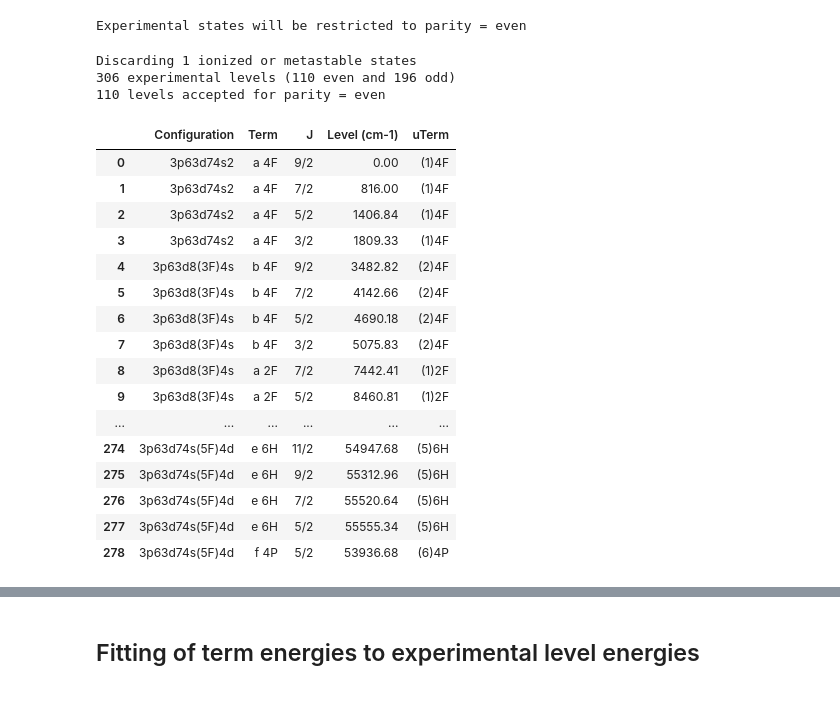
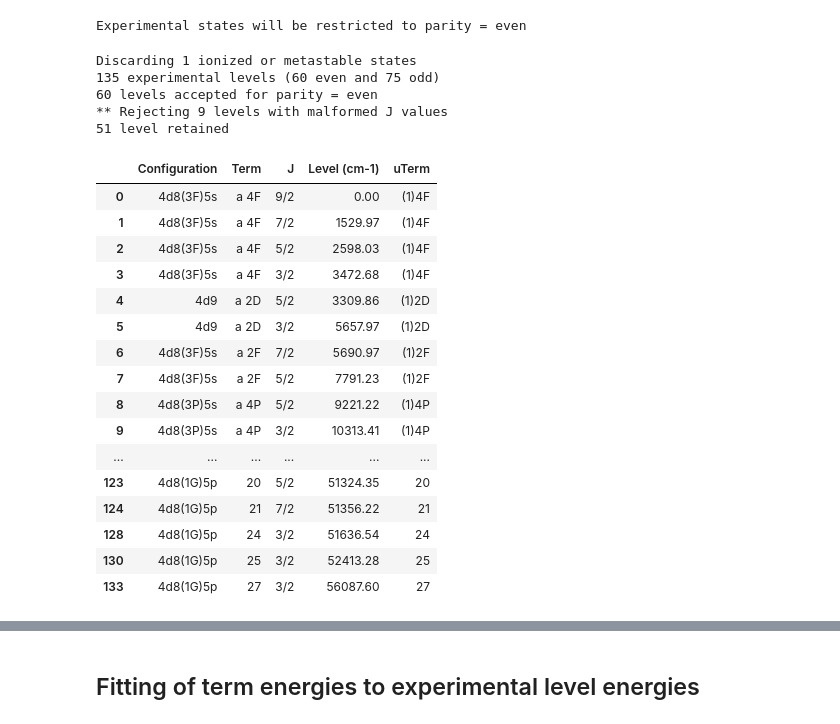
Before and after one commit to kkinist/atomic_SOC, a Jupyter notebook: atomic_soc6.ipynb, the cells around one changed output, grey strips where cells are left out. Cells and saved outputs as stored; diff of their text form; code cells hidden in the pictures.

```diff
--- a/atomic_soc6.ipynb
+++ b/atomic_soc6.ipynb
@@ -21,8 +21,8 @@ np.set_printoptions(suppress=True)
 # %% [markdown]
 ### Specify Molpro SO-CI output file
 # %%
-fdir = r'C:\Users\irikura\OneDrive - NIST\Karl\atomic_SOC\calculations\Co_I'
-fname = 'co_20Q24D_1710_ctzdk_fc.pro'
+fdir = r'C:\Users\irikura\OneDrive - NIST\Karl\atomic_SOC\calculations\Rh_I'
+fname = 'rh_7Q7D_1710_ctzpp.pro'
 # %%
 fsoc = os.sep.join([fdir, fname])
 print(f'Reading MOLPRO file "{fsoc}"')
@@ -75,6 +92,7 @@ else:
     # anion
     atstr = atom + '_neg'
 fxl = f'{atstr}_exptl_levels.xlsx'
-dfexpt = pd.read_excel(fxl)
+xlpath = os.sep.join([fdir, fxl])
+dfexpt = pd.read_excel(xlpath)
 print(f'Experimental energy levels read from {fxl}')
 # %% [output]
@@ -140,50 +152,64 @@ Experimental states will be restricted to parity = even
 # %%
 # Delete any ionization limit
 ilim = dfexpt[dfexpt.Term == 'Limit'].index.min()
 # delete the "Limit" row and everything past it
 n1 = len(dfexpt)
 dfexpt = dfexpt.truncate(after=ilim-1)
 n2 = len(dfexpt)
 if n2 < n1:
     print(f'Discarding {n1-n2} ionized or metastable states')
-oddstr = '\*$|°' # regex to identify terms of odd parity
+oddstr = r'\*$|°' # regex to identify terms of odd parity
 dfeven = dfexpt[~(dfexpt.Term.str.contains(oddstr) | dfexpt.Configuration.str.contains(oddstr))].copy()
 dfodd = dfexpt[dfexpt.Term.str.contains(oddstr) | dfexpt.Configuration.str.contains(oddstr)].copy()
 print(f'{len(dfexpt)} experimental levels ({len(dfeven)} even and {len(dfodd)} odd)')
 # Select by parity
 if parity == 'even':
     # discard odd levels ('Term' field ends with '*')
     dfexpt = dfeven.copy()
 elif parity == 'odd':
     dfexpt = dfodd.copy()
 else:
     chem.print_err('', f'Parity of "{parity}" is not recognized')
 n3 = len(dfexpt)
 print(f'{n3} levels accepted for parity = {parity}')
+# Reject bad values of J
+for i in dfexpt.index:
+    try:
+        chem.halves_to_float(dfexpt.loc[i, 'J'])
+    except ValueError:
+        dfexpt.at[i, 'J'] = np.nan
+nbad = dfexpt.J.isna().sum()
+if nbad:
+    print(f'** Rejecting {nbad} levels with malformed J values')
+    dfexpt = dfexpt.dropna()
+    n4 = len(dfexpt)
+    print(f'{n4} level retained')
 # Assign unique term symbols
 dfexpt = chem.unique_labels_exptl_terms(dfexpt, verbose=True, always=True)
 dfexpt
 # %% [output]
 Discarding 1 ionized or metastable states
-306 experimental levels (110 even and 196 odd)
-110 levels accepted for parity = even
+135 experimental levels (60 even and 75 odd)
+60 levels accepted for parity = even
+** Rejecting 9 levels with malformed J values
+51 level retained
 |  | Configuration | Term | J | Level (cm-1) | uTerm |
-| 0 | 3p63d74s2 | a 4F | 9/2 | 0.00 | (1)4F |
-| 1 | 3p63d74s2 | a 4F | 7/2 | 816.00 | (1)4F |
-| 2 | 3p63d74s2 | a 4F | 5/2 | 1406.84 | (1)4F |
-| 3 | 3p63d74s2 | a 4F | 3/2 | 1809.33 | (1)4F |
-| 4 | 3p63d8(3F)4s | b 4F | 9/2 | 3482.82 | (2)4F |
-| 5 | 3p63d8(3F)4s | b 4F | 7/2 | 4142.66 | (2)4F |
-| 6 | 3p63d8(3F)4s | b 4F | 5/2 | 4690.18 | (2)4F |
-| 7 | 3p63d8(3F)4s | b 4F | 3/2 | 5075.83 | (2)4F |
-| 8 | 3p63d8(3F)4s | a 2F | 7/2 | 7442.41 | (1)2F |
-| 9 | 3p63d8(3F)4s | a 2F | 5/2 | 8460.81 | (1)2F |
+| 0 | 4d8(3F)5s | a 4F | 9/2 | 0.00 | (1)4F |
+| 1 | 4d8(3F)5s | a 4F | 7/2 | 1529.97 | (1)4F |
+| 2 | 4d8(3F)5s | a 4F | 5/2 | 2598.03 | (1)4F |
+| 3 | 4d8(3F)5s | a 4F | 3/2 | 3472.68 | (1)4F |
+| 4 | 4d9 | a 2D | 5/2 | 3309.86 | (1)2D |
+| 5 | 4d9 | a 2D | 3/2 | 5657.97 | (1)2D |
+| 6 | 4d8(3F)5s | a 2F | 7/2 | 5690.97 | (1)2F |
+| 7 | 4d8(3F)5s | a 2F | 5/2 | 7791.23 | (1)2F |
+| 8 | 4d8(3P)5s | a 4P | 5/2 | 9221.22 | (1)4P |
+| 9 | 4d8(3P)5s | a 4P | 3/2 | 10313.41 | (1)4P |
 | ... | ... | ... | ... | ... | ... |
-| 274 | 3p63d74s(5F)4d | e 6H | 11/2 | 54947.68 | (5)6H |
-| 275 | 3p63d74s(5F)4d | e 6H | 9/2 | 55312.96 | (5)6H |
-| 276 | 3p63d74s(5F)4d | e 6H | 7/2 | 55520.64 | (5)6H |
-| 277 | 3p63d74s(5F)4d | e 6H | 5/2 | 55555.34 | (5)6H |
-| 278 | 3p63d74s(5F)4d | f 4P | 5/2 | 53936.68 | (6)4P |
+| 123 | 4d8(1G)5p | 20 | 5/2 | 51324.35 | 20 |
+| 124 | 4d8(1G)5p | 21 | 7/2 | 51356.22 | 21 |
+| 128 | 4d8(1G)5p | 24 | 3/2 | 51636.54 | 24 |
+| 130 | 4d8(1G)5p | 25 | 3/2 | 52413.28 | 25 |
+| 133 | 4d8(1G)5p | 27 | 3/2 | 56087.60 | 27 |
 # %%
 def match_expt_theory_simple(dfexpt, dftheory):
     # Match exptl and theoretical levels, based upon leading term
```
Also changed, not shown: parts of 18 cells of this notebook.
